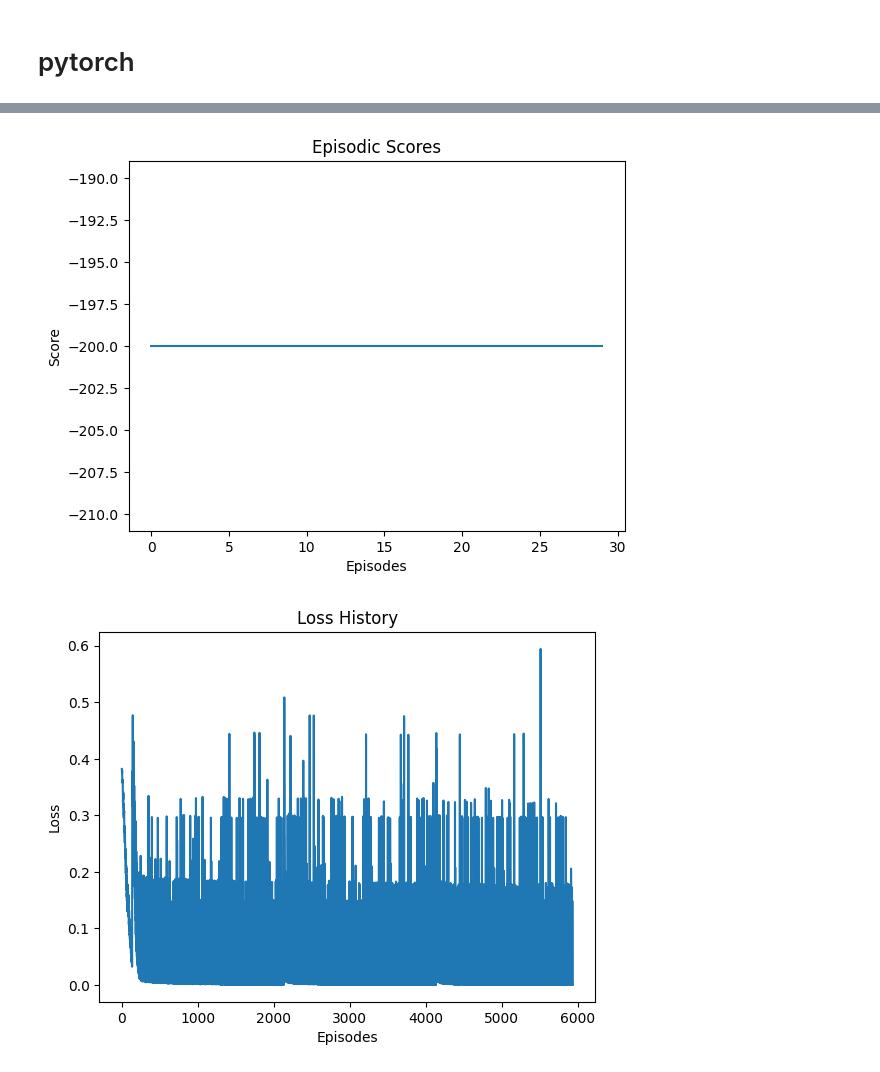
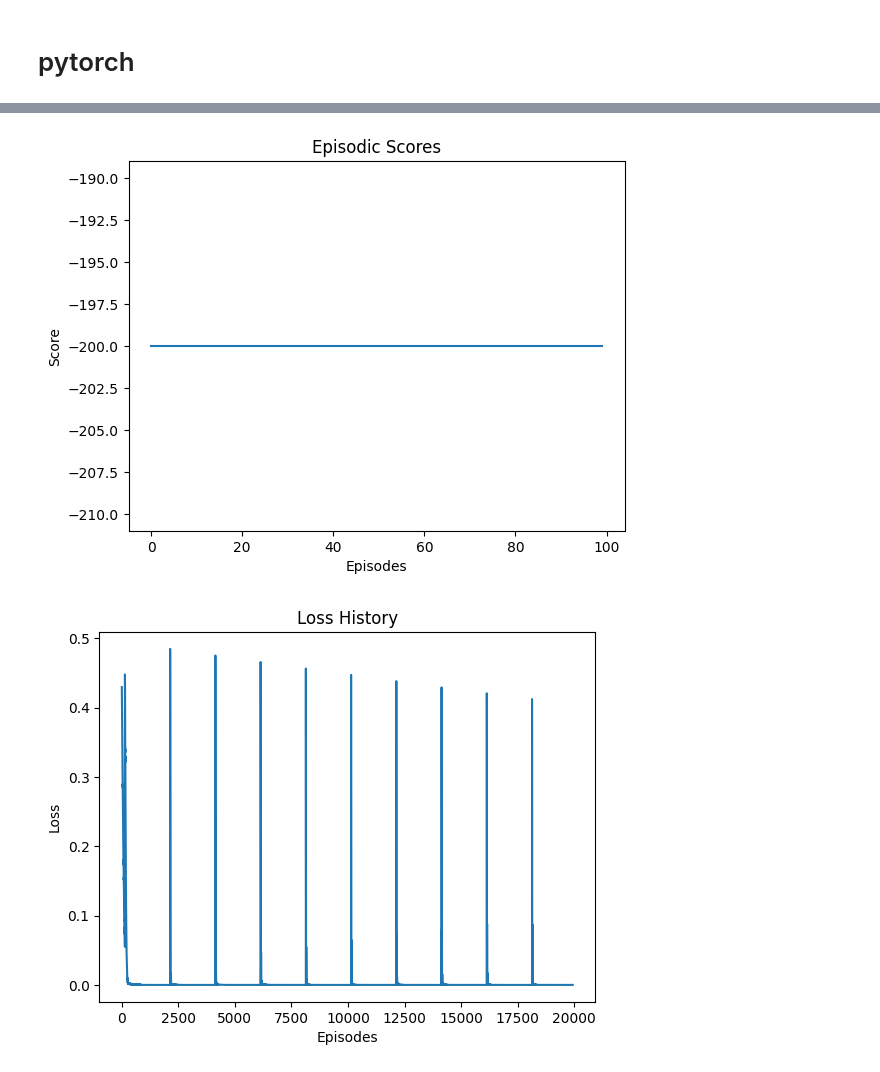
Before and after one commit to camian0/Intelligent-II-DQN, a Jupyter notebook: MountainCar.ipynb, the cells around one changed output, grey strips where cells are left out. Saved outputs shown, nothing was run; the diff lists cells and outputs as text; code cells hidden in the pictures.

```diff
--- a/MountainCar.ipynb
+++ b/MountainCar.ipynb
@@ -286,6 +286,8 @@ class DQNAgent:
         epsilon_min=0.01,
         discretization_bins=10,
         lr=1e-4,
+        initial_layer=128,
+        medium_layer=128,
     ):
         self.state_dim = state_dim
         self.action_dim = action_dim
@@ -298,13 +300,21 @@ class DQNAgent:
         self.loss_history = []
         self.mae_history = []
         self.discretization_bins = discretization_bins
+        self.initial_layer = initial_layer
+        self.medium_layer = medium_layer
 
         # Redes Q y Target
-        self.q_network = DQN(state_dim, action_dim).float()
-        self.target_network = DQN(state_dim, action_dim).float()
+        self.q_network = DQN(
+            state_dim, action_dim, self.initial_layer, self.medium_layer
+        ).float()
+        self.target_network = DQN(
+            state_dim, action_dim, self.initial_layer, self.medium_layer
+        ).float()
         self.update_target_network()
 
-        self.optimizer = optim.Adam(self.q_network.parameters(), lr=lr, weight_decay=1e-5)
+        self.optimizer = optim.Adam(
+            self.q_network.parameters(), lr=lr, weight_decay=1e-5
+        )
         self.criterion = nn.SmoothL1Loss()
 
     def update_target_network(self):
@@ -353,12 +363,3 @@ class DQNAgent:
 
         self.loss_history.append(loss.item())
         self.mae_history.append(torch.abs(q_values - targets).mean().item())
-
-    def discretize_state(self, state):
-        """Convierte el estado continuo en un estado discreto"""
-        discretized_state = np.zeros(self.state_dim)
-        for i in range(self.state_dim):
-            discretized_state[i] = np.digitize(
-                state[i], np.linspace(-1, 1, self.discretization_bins)
-            )
-        return tuple(discretized_state)
@@ -480,5 +504,5 @@ def train_dqn(
 
     return scores, agent.loss_history, agent.mae_history
 # %%
-scores = train_dqn(episodes=30)
+scores = train_dqn(episodes=100)
 # %% [output]
@@ -502,2 +509,2 @@ Episode 29, Score: -200.0, Avg Score: -200.0, Epsilon: 0.97
-[figure, old version]
+[figure, new version]
-[figure, old version]
+[figure, new version]
```
Also changed, not shown: parts of 4 cells of this notebook, 1 other file.
